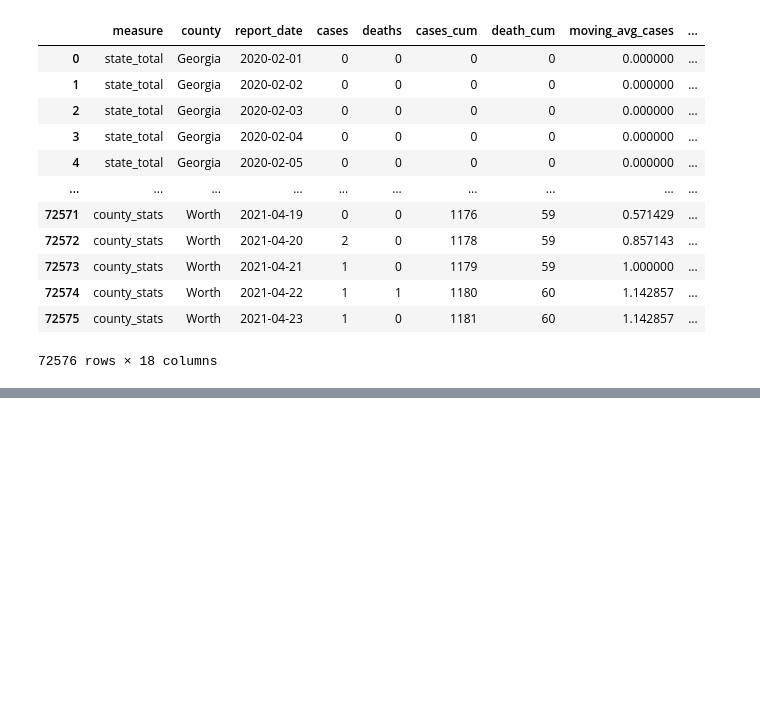
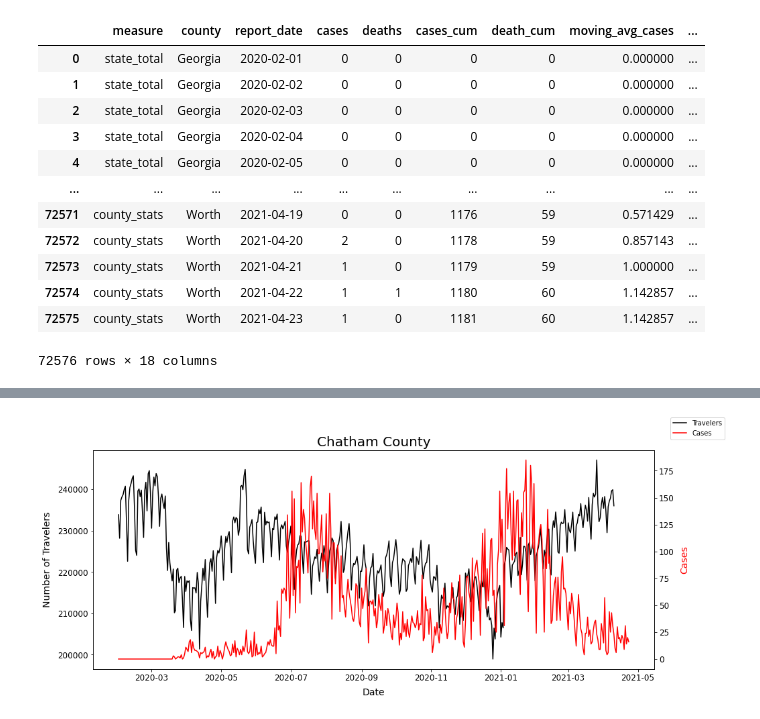
Before and after one commit to mrepasky3/ISYE6416-Spring2021-Project, a Jupyter notebook: Data_Exploration.ipynb, the cells around one changed output, grey strips where cells are left out. Cells and saved outputs as stored; diff of their text form; code cells hidden in the pictures; blank space fills up the shorter version.

```diff
--- a/Data_Exploration.ipynb
+++ b/Data_Exploration.ipynb
@@ -79,0 +87,4 @@ ValueError: The truth value of an array with more than one element is ambiguous.
+# %%
+plot_cases_travelers("Chatham")
+# %% [output]
+[figure, added]
```
Also changed, not shown: parts of 11 cells of this notebook, 1 other file.
